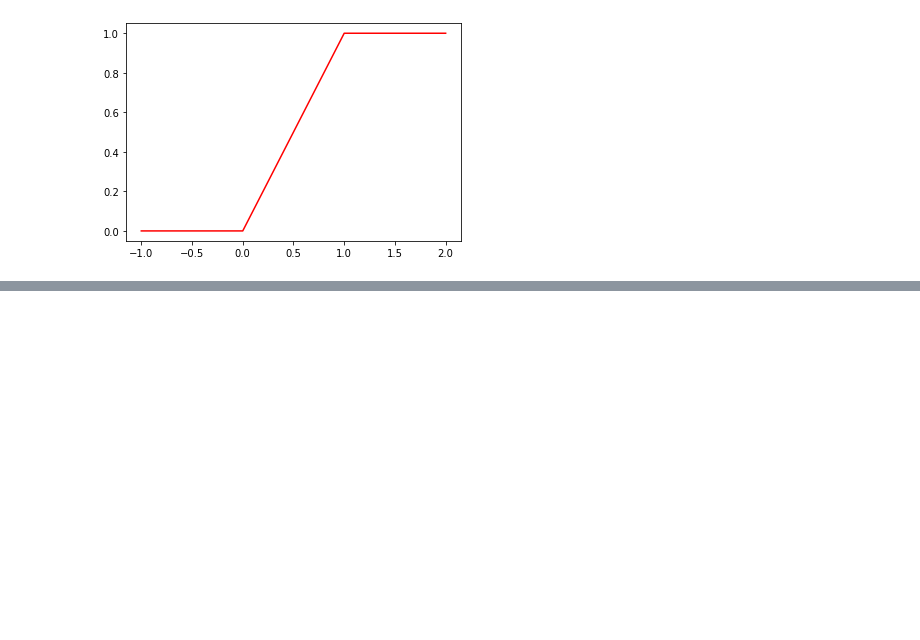
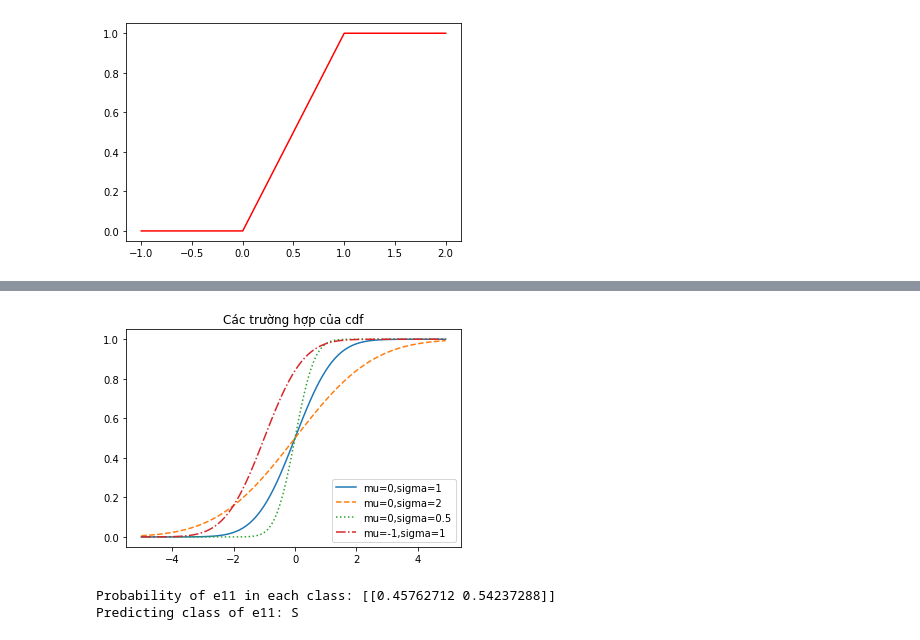
Before and after one commit to giakhangle/probability-statistics, a Jupyter notebook: lab1.ipynb, the cells around one changed output, grey strips where cells are left out. Saved outputs shown, nothing was run; the diff lists cells and outputs as text; code cells hidden in the pictures; blank space fills up the shorter version.

```diff
--- a/lab1.ipynb
+++ b/lab1.ipynb
@@ -72,0 +89,44 @@ plt.show()
+# %%
+def normal_cdf(x, mu=0,sigma=1):
+  return (1 + math.erf((x - mu) / math.sqrt(2) / sigma)) / 2
+xs = [x / 10.0 for x in range(-50, 50)]
+plt.plot(xs,[normal_cdf(x,sigma=1) for x in xs],'-',label='mu=0,sigma=1')
+plt.plot(xs,[normal_cdf(x,sigma=2) for x in xs],'--',label='mu=0,sigma=2')
+plt.plot(xs,[normal_cdf(x,sigma=0.5) for x in xs],':',label='mu=0,sigma=0.5')
+plt.plot(xs,[normal_cdf(x,mu=-1) for x in xs],'-.',label='mu=-1,sigma=1')
+plt.legend(loc=4)
+plt.title("Các trường hợp của cdf")
+plt.show()
+# %% [output]
+[figure, added]
+# %%
+import math
+from sklearn.naive_bayes import BernoulliNB
+#thư viện hàm Bayes-Bernoulli Naive Bayes
+import numpy as np
+e1 = [1, 1, 0, 1, 0]
+#training data;
+e2 = [0, 1, 1, 0, 0]
+e3 = [1, 0, 1, 0, 1]
+e4 = [1, 1, 1, 1, 0]
+e5 = [0, 1, 0, 1, 0]
+e6 = [0, 0, 0, 1, 1]
+e7 = [0, 1, 0, 0, 0]
+e8 = [1, 1, 0, 1, 0]
+e9 = [0, 0, 1, 1, 1]
+e10 = [1, 0, 1, 0, 1]
+train_data = np.array([e1, e2, e3, e4, e5, e6, e7, e8, e9, e10])
+label = np.array(['N', 'N', 'S', 'S', 'S', 'N', 'S', 'S', 'N', 'S'])
+e11 = np.array([[1, 0, 0, 1, 1]])
+#test data;
+clf1 = BernoulliNB(alpha=1e-10)
+clf1.fit(train_data, label)
+BernoulliNB(alpha=1e-10, binarize=0.0,
+class_prior=None, fit_prior=True)
+#Huan luyen (phân tích, xử lý ..)
+print('Probability of e11 in each class:',clf1.predict_proba(e11))
+#xác suất
+print('Predicting class of e11:',str(clf1.predict(e11)[0]))
+# %% [output]
+Probability of e11 in each class: [[0.45762712 0.54237288]]
+Predicting class of e11: S
```
Also changed, not shown: parts of 1 cell of this notebook.
